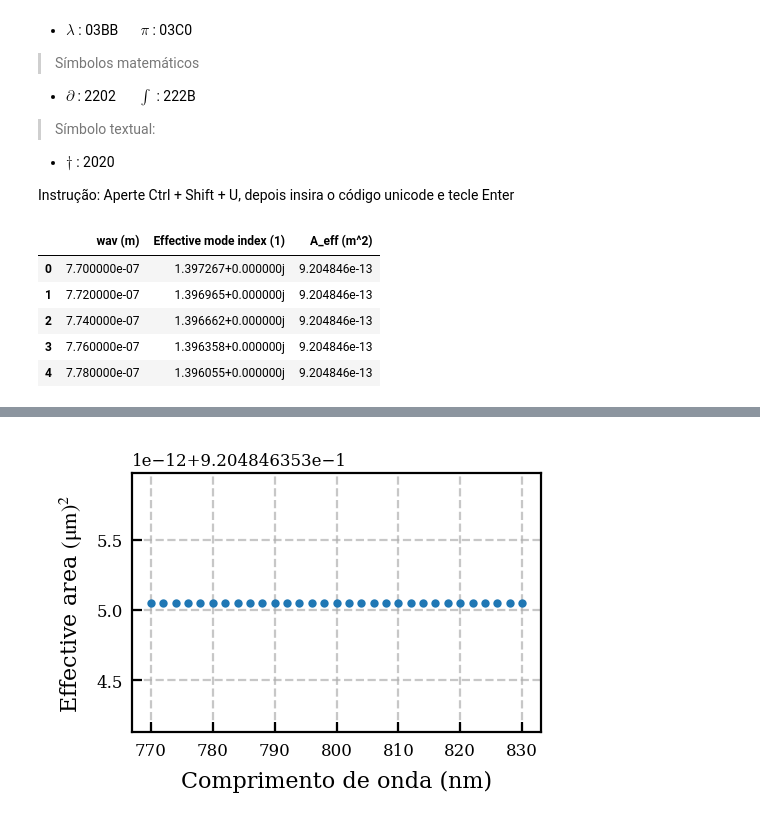
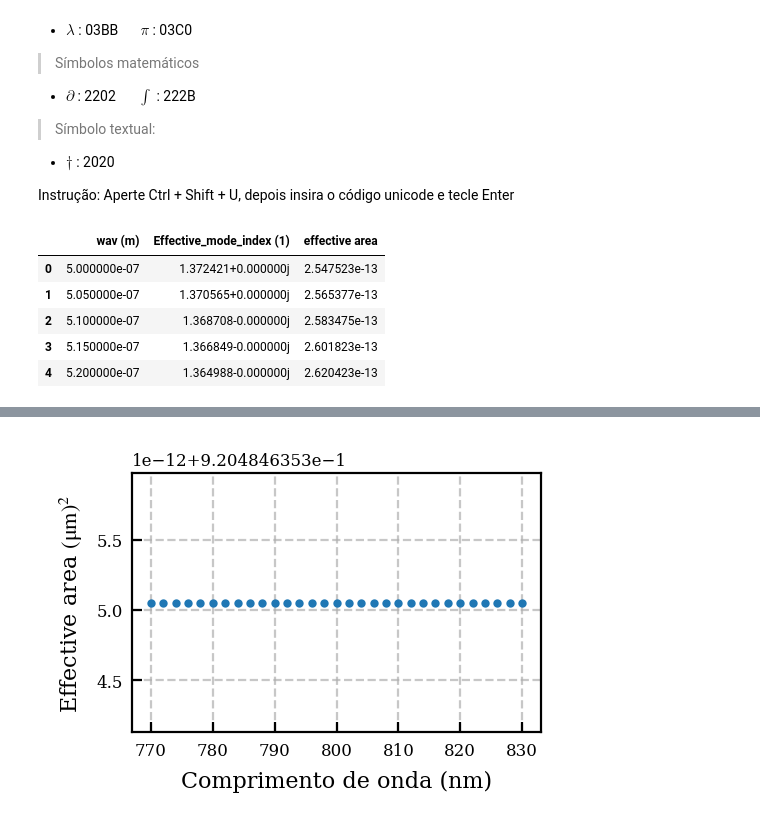
Before and after one commit to guttonm/FI254-projeto4, a Jupyter notebook: Nonlinearities/gamma.ipynb, the cells around one changed output, grey strips where cells are left out. Saved outputs shown, nothing was run; the diff lists cells and outputs as text; code cells hidden in the pictures.

```diff
--- a/Nonlinearities/gamma.ipynb
+++ b/Nonlinearities/gamma.ipynb
@@ -73,32 +74,32 @@ plt.rcParams["font.serif"] = ["Times New Roman"] + plt.rcParams["font.serif"]
 # %%
 # Leitura de dados
 ###############
 # Dados com simulação no Comsol 6.3
-simulação = pd.read_csv("neff1.csv", skiprows=4)
+simulação = pd.read_csv("data_diam650nm.csv", skiprows=4)
 
 # Tirando % da primeira coluna (formato exportado de header do Comsol)
 ###############
 # Dicionário com nome das colunas de simulação
 colunas = dict(zip(simulação.columns,simulação.columns))
 
 # Associando à primeira coluna o seu novo nome, removendo '%':
 # separando a expressão no primeiro espaço e pegando o que vem depois.
 colunas[simulação.columns[0]] = simulação.columns[0].split(' ', 1)[1]
 
 # Renomeando coluna dos dados
 simulação = simulação.rename(columns=colunas)
 
 # Formatando números complexos para leitura do python
 simulação = simulação.map(lambda x: complex(x.replace("i", "j")) if type(x)==str else x)
 
 # Imprimindo 5 primeiras linhas
 simulação.head()
 # %% [output]
-|  | wav (m) | Effective mode index (1) | A_eff (m^2) |
-| 0 | 7.700000e-07 | 1.397267+0.000000j | 9.204846e-13 |
-| 1 | 7.720000e-07 | 1.396965+0.000000j | 9.204846e-13 |
-| 2 | 7.740000e-07 | 1.396662+0.000000j | 9.204846e-13 |
-| 3 | 7.760000e-07 | 1.396358+0.000000j | 9.204846e-13 |
-| 4 | 7.780000e-07 | 1.396055+0.000000j | 9.204846e-13 |
+|  | wav (m) | Effective_mode_index (1) | effective area |
+| 0 | 5.000000e-07 | 1.372421+0.000000j | 2.547523e-13 |
+| 1 | 5.050000e-07 | 1.370565+0.000000j | 2.565377e-13 |
+| 2 | 5.100000e-07 | 1.368708-0.000000j | 2.583475e-13 |
+| 3 | 5.150000e-07 | 1.366849-0.000000j | 2.601823e-13 |
+| 4 | 5.200000e-07 | 1.364988-0.000000j | 2.620423e-13 |
 # %%
 # Índice de refração efetivo
```
Also changed, not shown: parts of 9 cells of this notebook.
